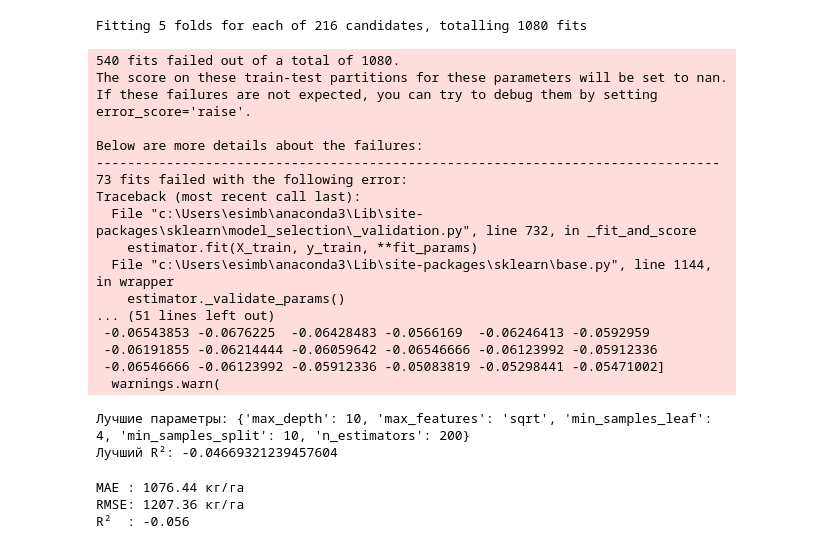
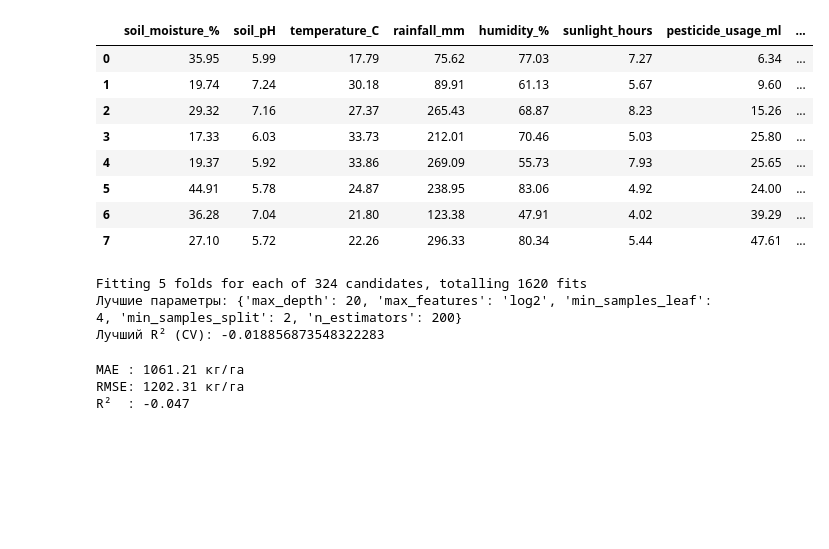
Before and after one commit to F1zhen/Yield_predictionML, a Jupyter notebook: src/train_model.ipynb, the cells around one changed output. Drawn from its saved outputs; the diff is of its cells as text; code cells hidden in the pictures; blank space fills up the shorter version.

```diff
--- a/src/train_model.ipynb
+++ b/src/train_model.ipynb
@@ -21,51 +20,53 @@ y_test  = y_test["yield_kg_per_hectare"]
+# %%
+X.head(8)
+# %% [output]
+|  | soil_moisture_% | soil_pH | temperature_C | rainfall_mm | humidity_% | sunlight_hours | pesticide_usage_ml | ... |
+| 0 | 35.95 | 5.99 | 17.79 | 75.62 | 77.03 | 7.27 | 6.34 | ... |
+| 1 | 19.74 | 7.24 | 30.18 | 89.91 | 61.13 | 5.67 | 9.60 | ... |
+| 2 | 29.32 | 7.16 | 27.37 | 265.43 | 68.87 | 8.23 | 15.26 | ... |
+| 3 | 17.33 | 6.03 | 33.73 | 212.01 | 70.46 | 5.03 | 25.80 | ... |
+| 4 | 19.37 | 5.92 | 33.86 | 269.09 | 55.73 | 7.93 | 25.65 | ... |
+| 5 | 44.91 | 5.78 | 24.87 | 238.95 | 83.06 | 4.92 | 24.00 | ... |
+| 6 | 36.28 | 7.04 | 21.80 | 123.38 | 47.91 | 4.02 | 39.29 | ... |
+| 7 | 27.10 | 5.72 | 22.26 | 296.33 | 80.34 | 5.44 | 47.61 | ... |
 # %%
 from sklearn.ensemble import RandomForestRegressor
 from sklearn.model_selection import GridSearchCV
 
 param_grid = {
-    "n_estimators": [200, 500, 1000],   # количество деревьев
-    "max_depth": [None, 10, 20, 30],    # глубина деревьев
-    "min_samples_split": [2, 5, 10],    # минимальное число объектов для сплита
-    "min_samples_leaf": [1, 2, 4],      # минимальное число объектов в листе
-    "max_features": ["auto", "sqrt"]    # количество признаков при сплите
+    "n_estimators": [200, 500, 1000],
+    "max_depth": [None, 10, 20],
+    "min_samples_split": [2, 5, 10],
+    "min_samples_leaf": [1, 2, 4],
+    # допустимые значения:
+    "max_features": ["sqrt", "log2", 0.8, None],  # 0.8 = 80% фич, None = все фичи
 }
 
-rf = RandomForestRegressor(random_state=42, n_jobs=-1)
+rf = RandomForestRegressor(random_state=42, n_jobs=-1, bootstrap=True)
 
 grid = GridSearchCV(
     rf, param_grid,
-    cv=5, scoring="r2", verbose=2, n_jobs=-1
+    cv=5,
+    scoring="r2",         # можно попробовать 'neg_mean_absolute_error'
+    verbose=2,
+    n_jobs=-1,
+    error_score="raise"   # так ты увидишь точную ошибку, если что-то сломается
 )
-
 grid.fit(X_train, y_train)
 
 print("Лучшие параметры:", grid.best_params_)
-print("Лучший R²:", grid.best_score_)
+print("Лучший R² (CV):", grid.best_score_)
 # %% [output]
-Fitting 5 folds for each of 216 candidates, totalling 1080 fits
+Fitting 5 folds for each of 324 candidates, totalling 1620 fits
+Лучшие параметры: {'max_depth': 20, 'max_features': 'log2', 'min_samples_leaf': 4, 'min_samples_split': 2, 'n_estimators': 200}
+Лучший R² (CV): -0.018856873548322283
-540 fits failed out of a total of 1080.
-The score on these train-test partitions for these parameters will be set to nan.
-If these failures are not expected, you can try to debug them by setting error_score='raise'.
-
-Below are more details about the failures:
---------------------------------------------------------------------------------
-73 fits failed with the following error:
-Traceback (most recent call last):
-  File "c:\Users\esimb\anaconda3\Lib\site-packages\sklearn\model_selection\_validation.py", line 732, in _fit_and_score
-    estimator.fit(X_train, y_train, **fit_params)
-  File "c:\Users\esimb\anaconda3\Lib\site-packages\sklearn\base.py", line 1144, in wrapper
-    estimator._validate_params()
-... (51 lines left out)
- -0.06543853 -0.0676225  -0.06428483 -0.0566169  -0.06246413 -0.0592959
- -0.06191855 -0.06214444 -0.06059642 -0.06546666 -0.06123992 -0.05912336
- -0.06546666 -0.06123992 -0.05912336 -0.05083819 -0.05298441 -0.05471002]
-  warnings.warn(
-Лучшие параметры: {'max_depth': 10, 'max_features': 'sqrt', 'min_samples_leaf': 4, 'min_samples_split': 10, 'n_estimators': 200}
-Лучший R²: -0.04669321239457604
 # %%
 from sklearn.metrics import mean_absolute_error, mean_squared_error, r2_score
 import numpy as np
 
+best_rf = grid.best_estimator_
+
+y_pred = best_rf.predict(X_test)
 mae  = mean_absolute_error(y_test, y_pred)
 rmse = np.sqrt(mean_squared_error(y_test, y_pred))
 r2   = r2_score(y_test, y_pred)
@@ -74,9 +75,9 @@ print(f"MAE : {mae:.2f} кг/га")
 print(f"RMSE: {rmse:.2f} кг/га")
 print(f"R²  : {r2:.3f}")
 # %% [output]
-MAE : 1076.44 кг/га
-RMSE: 1207.36 кг/га
-R²  : -0.056
+MAE : 1061.21 кг/га
+RMSE: 1202.31 кг/га
+R²  : -0.047
 # %%
 import matplotlib.pyplot as plt
 
```
Also changed, not shown: parts of 12 cells of this notebook, 5 other files.
